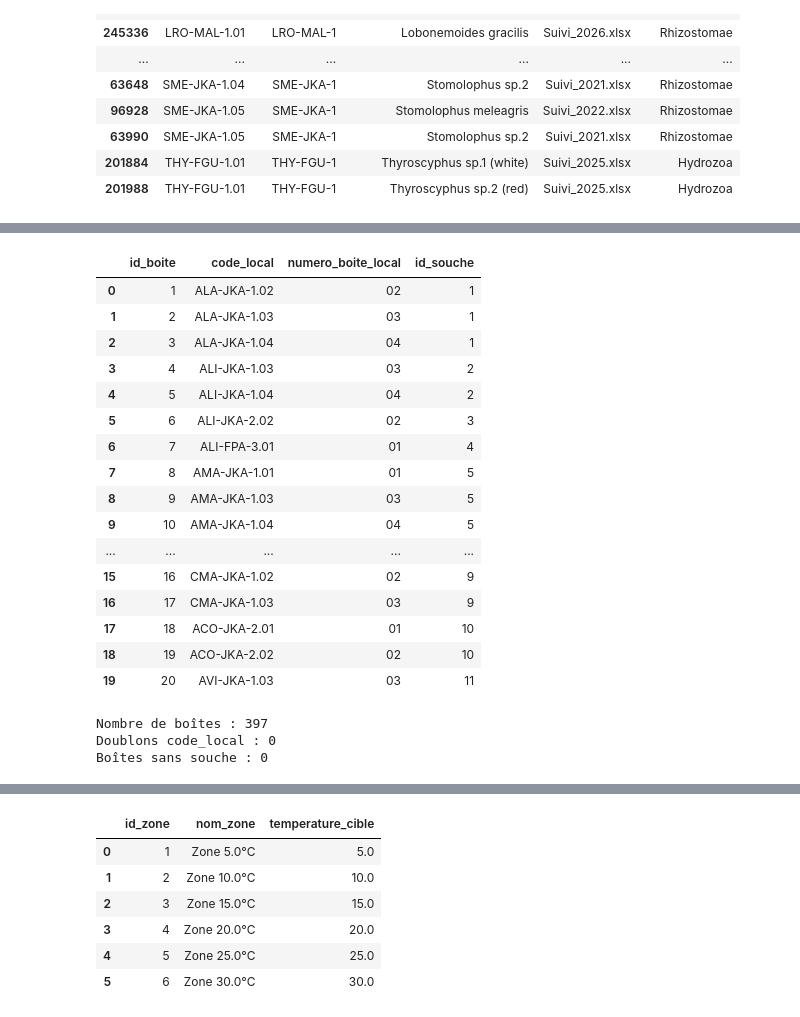
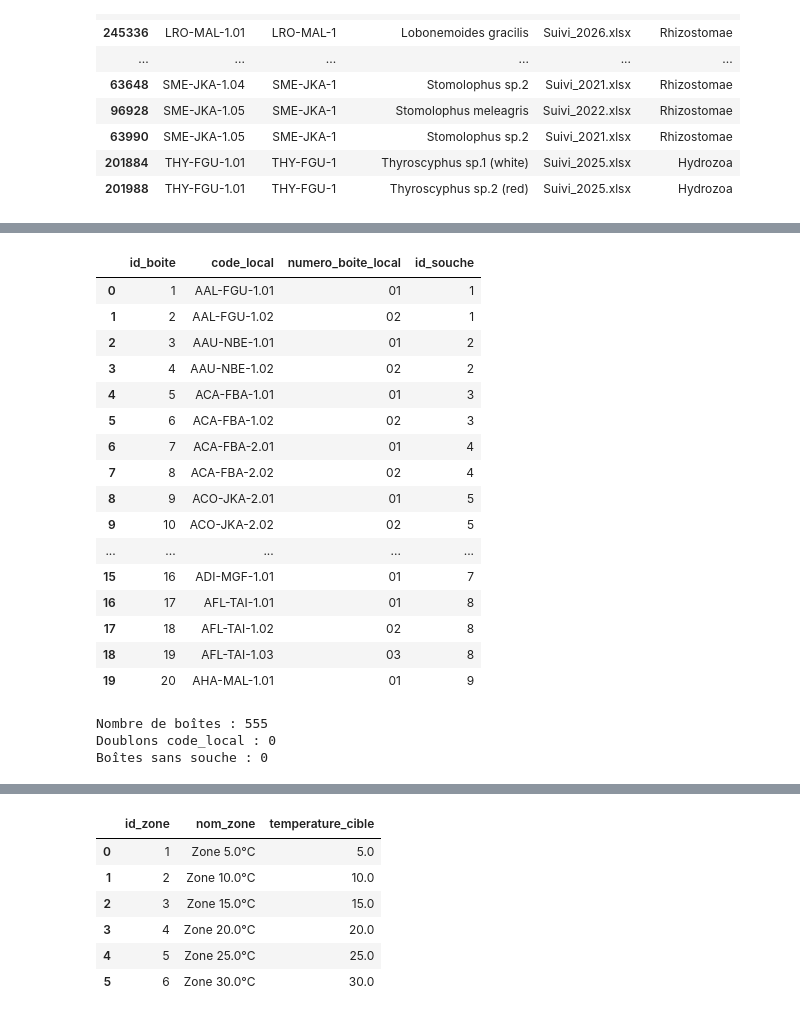
Before and after one commit to Anthony2210/POLYPBASE, a Jupyter notebook: notebooks/excel_to_polypbase_tables.ipynb, the cells around one changed output, grey strips where cells are left out. Drawn from its saved outputs; the diff is of its cells as text; code cells hidden in the pictures.

```diff
--- a/notebooks/excel_to_polypbase_tables.ipynb
+++ b/notebooks/excel_to_polypbase_tables.ipynb
@@ -948,63 +1152,67 @@ Nombre de souches : 140
 Souches sans espèce : 0
 # %%
-boite_df = (
+# Table BOITE.
+# Une boîte est identifiée par son code local.
+# Le lien vers la souche se fait par code_souche, afin de rester stable même si le nom d'espèce évolue.
+
+boite_source_df = (
     clean_tracking_valid_df[[
         "code_boite",
         "code_souche",
         "numero_boite_local",
-        "espece"
+        "annee",
+        "semaine"
     ]]
-    .dropna(subset=["code_boite", "code_souche", "espece"])
+    .dropna(subset=["code_boite", "code_souche"])
     .drop_duplicates()
+    .sort_values(["code_boite", "annee", "semaine"])
+)
+
+boite_df = (
+    boite_source_df
+    .drop_duplicates(subset=["code_boite"], keep="last")
     .reset_index(drop=True)
 )
 
 boite_df = boite_df.merge(
-    espece_df[["id_espece", "nom_scientifique"]],
-    left_on="espece",
-    right_on="nom_scientifique",
-    how="left"
-)
-
-boite_df = boite_df.merge(
-    souche_df[["id_souche", "code_souche", "id_espece"]],
-    on=["code_souche", "id_espece"],
+    souche_df[["id_souche", "code_souche"]],
+    on="code_souche",
     how="left"
 )
 
 boite_df["id_boite"] = range(1, len(boite_df) + 1)
 boite_df["code_local"] = boite_df["code_boite"]
 
 boite_df = boite_df[[
     "id_boite",
     "code_local",
     "numero_boite_local",
     "id_souche"
 ]]
 
 display(boite_df.head(20))
 print("Nombre de boîtes :", len(boite_df))
 print("Doublons code_local :", boite_df["code_local"].duplicated().sum())
 print("Boîtes sans souche :", boite_df["id_souche"].isna().sum())
 # %% [output]
 |  | id_boite | code_local | numero_boite_local | id_souche |
-| 0 | 1 | ALA-JKA-1.02 | 02 | 1 |
-| 1 | 2 | ALA-JKA-1.03 | 03 | 1 |
-| 2 | 3 | ALA-JKA-1.04 | 04 | 1 |
-| 3 | 4 | ALI-JKA-1.03 | 03 | 2 |
-| 4 | 5 | ALI-JKA-1.04 | 04 | 2 |
-| 5 | 6 | ALI-JKA-2.02 | 02 | 3 |
-| 6 | 7 | ALI-FPA-3.01 | 01 | 4 |
-| 7 | 8 | AMA-JKA-1.01 | 01 | 5 |
-| 8 | 9 | AMA-JKA-1.03 | 03 | 5 |
-| 9 | 10 | AMA-JKA-1.04 | 04 | 5 |
+| 0 | 1 | AAL-FGU-1.01 | 01 | 1 |
+| 1 | 2 | AAL-FGU-1.02 | 02 | 1 |
+| 2 | 3 | AAU-NBE-1.01 | 01 | 2 |
+| 3 | 4 | AAU-NBE-1.02 | 02 | 2 |
+| 4 | 5 | ACA-FBA-1.01 | 01 | 3 |
+| 5 | 6 | ACA-FBA-1.02 | 02 | 3 |
+| 6 | 7 | ACA-FBA-2.01 | 01 | 4 |
+| 7 | 8 | ACA-FBA-2.02 | 02 | 4 |
+| 8 | 9 | ACO-JKA-2.01 | 01 | 5 |
+| 9 | 10 | ACO-JKA-2.02 | 02 | 5 |
 | ... | ... | ... | ... | ... |
-| 15 | 16 | CMA-JKA-1.02 | 02 | 9 |
-| 16 | 17 | CMA-JKA-1.03 | 03 | 9 |
-| 17 | 18 | ACO-JKA-2.01 | 01 | 10 |
-| 18 | 19 | ACO-JKA-2.02 | 02 | 10 |
-| 19 | 20 | AVI-JKA-1.03 | 03 | 11 |
+| 15 | 16 | ADI-MGF-1.01 | 01 | 7 |
+| 16 | 17 | AFL-TAI-1.01 | 01 | 8 |
+| 17 | 18 | AFL-TAI-1.02 | 02 | 8 |
+| 18 | 19 | AFL-TAI-1.03 | 03 | 8 |
+| 19 | 20 | AHA-MAL-1.01 | 01 | 9 |
-Nombre de boîtes : 397
+Nombre de boîtes : 555
 Doublons code_local : 0
 Boîtes sans souche : 0
 # %%
```
Also changed, not shown: parts of 19 cells of this notebook, 1 other file.
